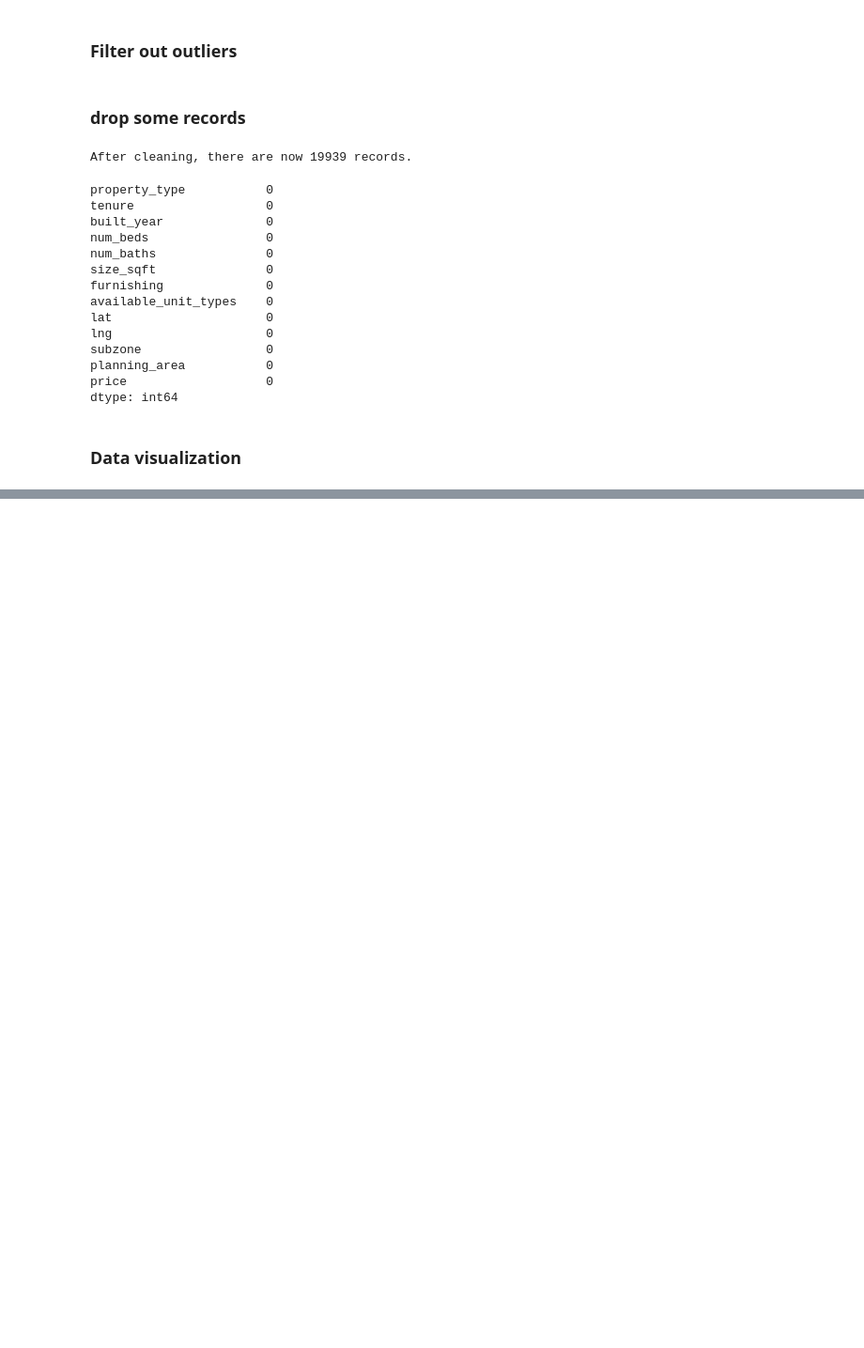
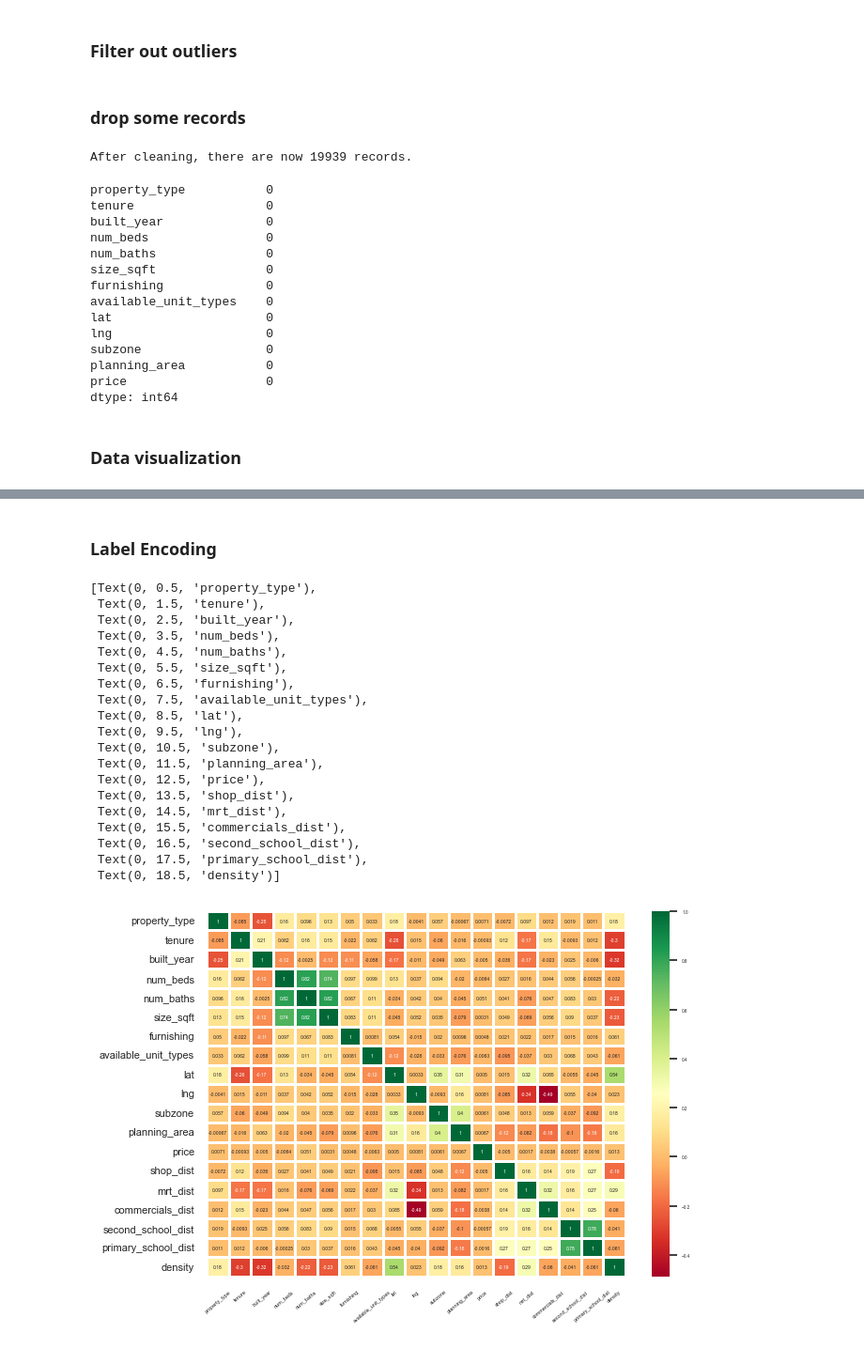
Before and after one commit to GaryGky/CS5228, a Jupyter notebook: Project/task-1-regression/regression.ipynb, the cells around one changed output, grey strips where cells are left out. Shown: that part at 94% size. Drawn from its saved outputs; the diff is of its cells as text; code cells hidden in the pictures; blank space fills up the shorter version.

Commit message:
feat: join train with auxiliary data

```diff
--- a/Project/task-1-regression/regression.ipynb
+++ b/Project/task-1-regression/regression.ipynb
@@ -135,0 +154,5 @@ print(data.head())
+# %%
+normalizer = preprocessing.MinMaxScaler()
+data.size_sqft = normalizer.fit_transform(data.size_sqft.values.reshape(-1, 1))
+data.lat = normalizer.fit_transform(data.lat.values.reshape(-1, 1))
+data.lng = normalizer.fit_transform(data.lng.values.reshape(-1, 1))
@@ -135,0 +161,9 @@ print(data.head())
+# %%
+from sklearn.metrics.pairwise import euclidean_distances
+
+commercials = pd.read_csv('../data/auxiliary-data/sg-commerical-centres.csv')
+mrts = pd.read_csv('../data/auxiliary-data/sg-mrt-stations.csv')
+primary_schools = pd.read_csv('../data/auxiliary-data/sg-primary-schools.csv')
+second_schools = pd.read_csv('../data/auxiliary-data/sg-secondary-schools.csv')
+shoppings = pd.read_csv('../data/auxiliary-data/sg-shopping-malls.csv')
+subzones = pd.read_csv('../data/auxiliary-data/sg-subzones.csv')
@@ -135,0 +185,13 @@ print(data.head())
+# %%
+data['shop_dist'] = euclidean_distances(data[['lat', 'lng']], shoppings[['lat', 'lng']]).min(axis=1)
+data['mrt_dist'] = euclidean_distances(data[['lat', 'lng']], mrts[['lat', 'lng']]).min(axis=1)
+data['commercials_dist'] = euclidean_distances(data[['lat', 'lng']], commercials[['lat', 'lng']]).min(axis=1)
+data['second_school_dist'] = euclidean_distances(data[['lat', 'lng']], second_schools[['lat', 'lng']]).min(axis=1)
+data['primary_school_dist'] = euclidean_distances(data[['lat', 'lng']], primary_schools[['lat', 'lng']]).min(axis=1)
+
+# subzone: compute population density within the subzone
+subzones = subzones[subzones.population > 0]
+subzones['density'] = subzones.population / subzones.area_size
+subzones.rename(columns = {'name':'subzone'}, inplace = True)
+data = data.merge(subzones[['subzone','density']], how='left', on='subzone')
+data.head()
@@ -136,21 +205,36 @@ print(data.head())
+# %% [markdown]
+### Label Encoding
 # %%
 labelEnc = preprocessing.LabelEncoder()
-normalizer = preprocessing.MinMaxScaler()
-
 data.planning_area = labelEnc.fit_transform(data.planning_area)
 data.subzone = labelEnc.fit_transform(data.subzone)
 data.furnishing = labelEnc.fit_transform(data.furnishing)
 data.tenure = labelEnc.fit_transform(data.tenure)
 data.property_type = labelEnc.fit_transform(data.property_type)
 data.available_unit_types = labelEnc.fit_transform(data.available_unit_types)
-
-data['size_sqft'] = normalizer.fit_transform(data['size_sqft'].values.reshape(-1,1))
-data.lat = normalizer.fit_transform(data.lat.values.reshape(-1,1))
-data.lng = normalizer.fit_transform(data.lng.values.reshape(-1,1))
-
-print(data.head())
 # %%
-sns.set(font_scale=0.5)
+sns.set(font_scale=0.3)
 heatmap = sns.heatmap(data.corr(), annot=True, cmap='RdYlGn', linewidths=1)  #data.corr()-->correlation matrix
-heatmap.set_xticklabels(heatmap.get_xticklabels(), rotation=30, fontsize=8)
+heatmap.set_xticklabels(heatmap.get_xticklabels(), rotation=40, fontsize=4)
 heatmap.set_yticklabels(heatmap.get_yticklabels(), rotation=0, fontsize=8)
+# %% [output]
+[Text(0, 0.5, 'property_type'),
+ Text(0, 1.5, 'tenure'),
+ Text(0, 2.5, 'built_year'),
+ Text(0, 3.5, 'num_beds'),
+ Text(0, 4.5, 'num_baths'),
+ Text(0, 5.5, 'size_sqft'),
+ Text(0, 6.5, 'furnishing'),
+ Text(0, 7.5, 'available_unit_types'),
+ Text(0, 8.5, 'lat'),
+ Text(0, 9.5, 'lng'),
+ Text(0, 10.5, 'subzone'),
+ Text(0, 11.5, 'planning_area'),
+ Text(0, 12.5, 'price'),
+ Text(0, 13.5, 'shop_dist'),
+ Text(0, 14.5, 'mrt_dist'),
+ Text(0, 15.5, 'commercials_dist'),
+ Text(0, 16.5, 'second_school_dist'),
+ Text(0, 17.5, 'primary_school_dist'),
+ Text(0, 18.5, 'density')]
+[figure, added]
```
Also changed, not shown: parts of 11 cells of this notebook, 2 other files.
